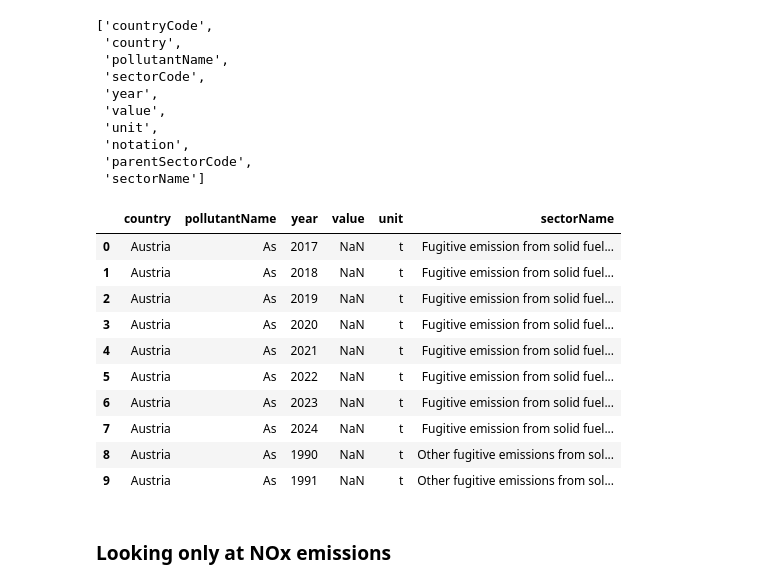
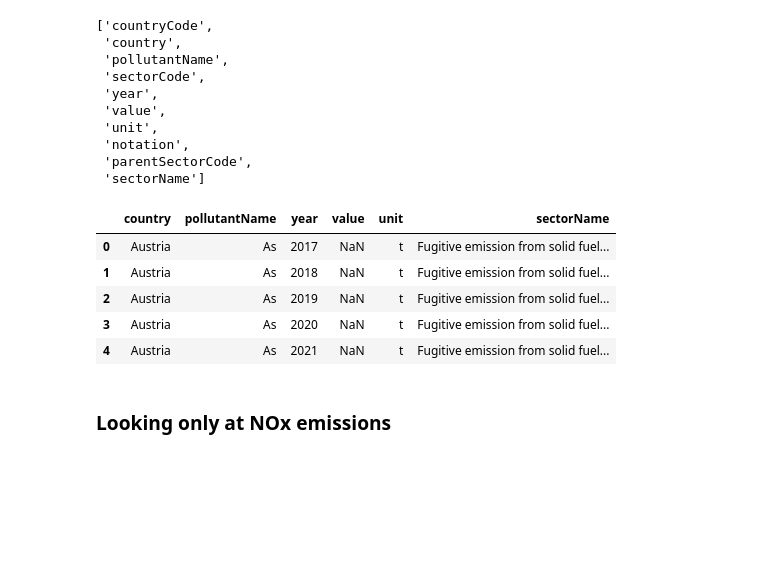
Before and after one commit to Mxlrt69/Data_Science_Project, a Jupyter notebook: data_cleaning_emissions.ipynb, the cells around one changed output. Saved outputs shown, nothing was run; the diff lists cells and outputs as text; code cells hidden in the pictures; blank space fills up the shorter version.

```diff
--- a/data_cleaning_emissions.ipynb
+++ b/data_cleaning_emissions.ipynb
@@ -55,21 +50,16 @@ df.columns.tolist()
 # %%
 useful_cols = ["country","pollutantName","year","value","unit","sectorName"]
 
 df_bis = pd.read_csv("Emissions.csv",sep="\t",usecols=useful_cols,low_memory=False)
 
-df_bis.head(10)
+df_bis.head()
 # %% [output]
 |  | country | pollutantName | year | value | unit | sectorName |
 | 0 | Austria | As | 2017 | NaN | t | Fugitive emission from solid fuel... |
 | 1 | Austria | As | 2018 | NaN | t | Fugitive emission from solid fuel... |
 | 2 | Austria | As | 2019 | NaN | t | Fugitive emission from solid fuel... |
 | 3 | Austria | As | 2020 | NaN | t | Fugitive emission from solid fuel... |
 | 4 | Austria | As | 2021 | NaN | t | Fugitive emission from solid fuel... |
-| 5 | Austria | As | 2022 | NaN | t | Fugitive emission from solid fuel... |
-| 6 | Austria | As | 2023 | NaN | t | Fugitive emission from solid fuel... |
-| 7 | Austria | As | 2024 | NaN | t | Fugitive emission from solid fuel... |
-| 8 | Austria | As | 1990 | NaN | t | Other fugitive emissions from sol... |
-| 9 | Austria | As | 1991 | NaN | t | Other fugitive emissions from sol... |
 # %% [markdown]
 ### Looking only at NOx emissions
 # %%
```
Also changed, not shown: parts of 17 cells of this notebook.
